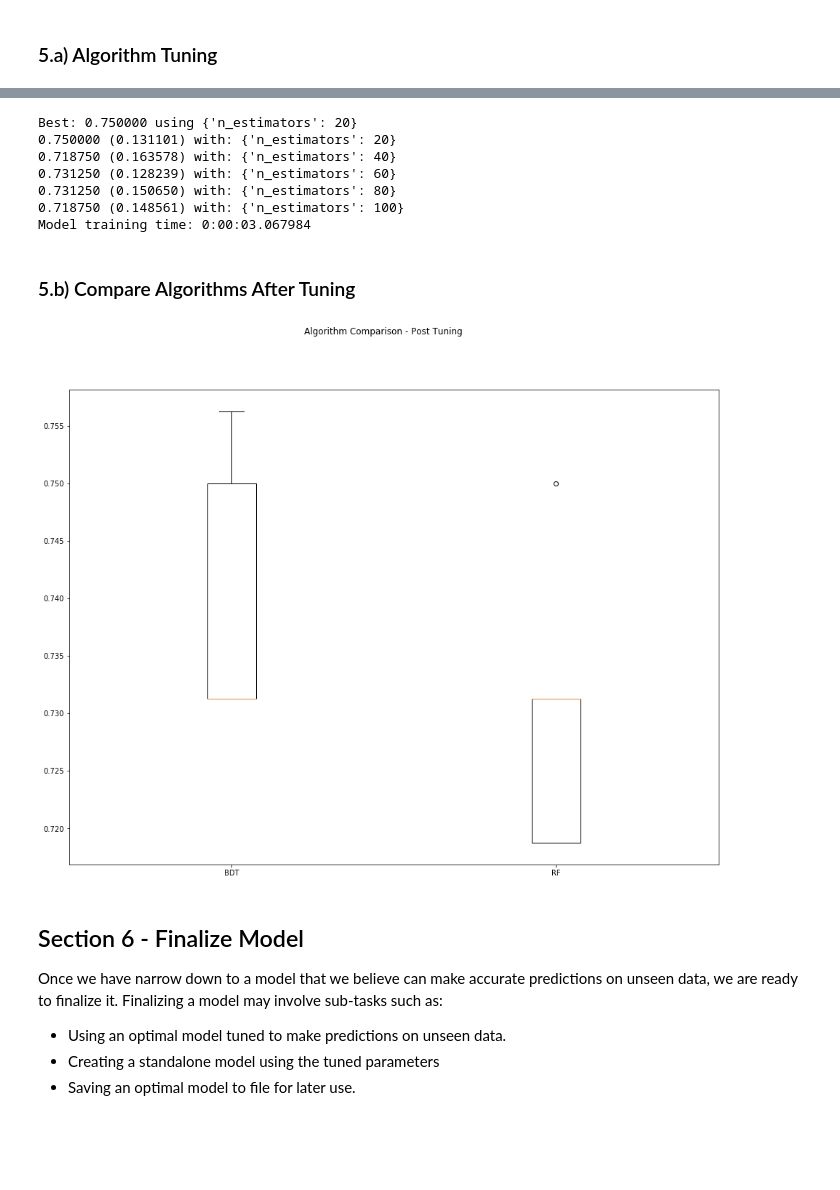
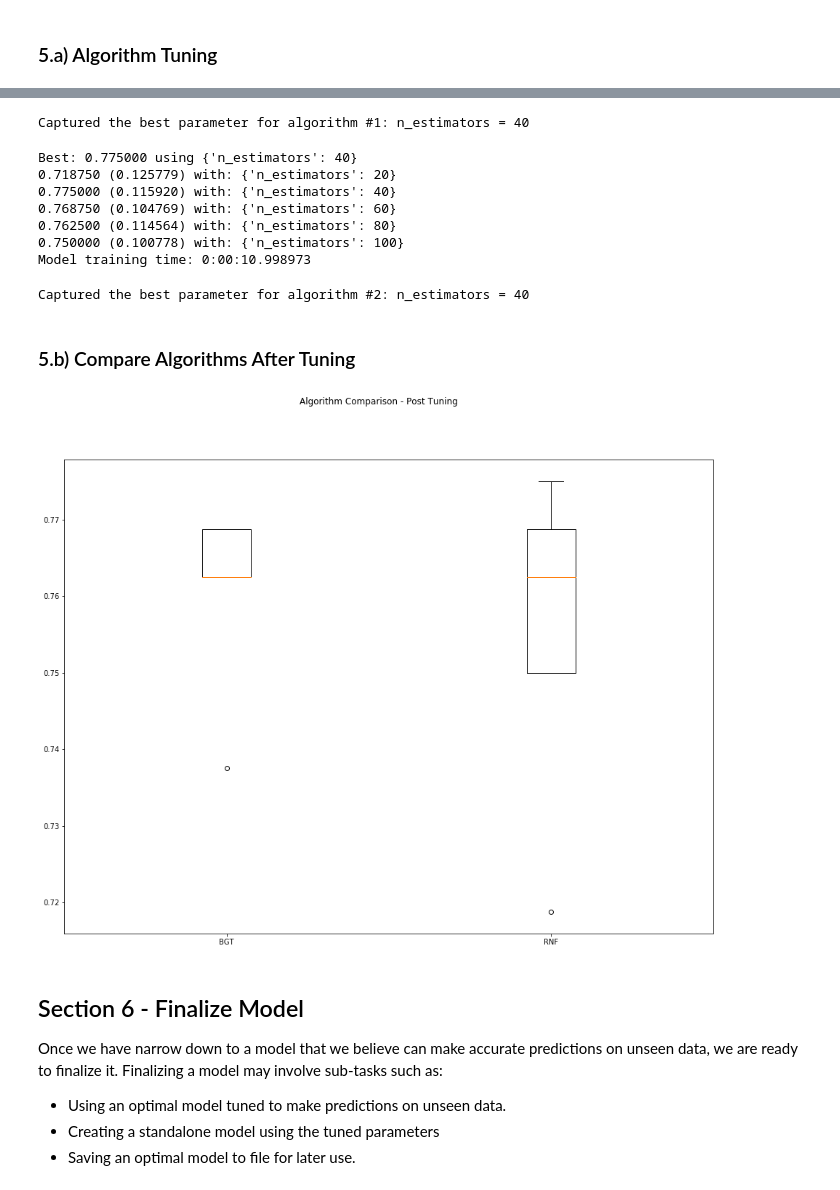
Before and after one commit to daines-analytics/tabular-data-projects, a Jupyter notebook: _py-project-templates/py-classification-multi-class-example.ipynb, the cells around one changed output, grey strips where cells are left out. Cells and saved outputs as stored; diff of their text form; code cells hidden in the pictures; blank space fills up the shorter version.

```diff
--- a/_py-project-templates/py-classification-multi-class-example.ipynb
+++ b/_py-project-templates/py-classification-multi-class-example.ipynb
@@ -644,9 +672,9 @@ X_test_df.shape: (54, 9) y_test_df.shape: (54,)
 # %%
 # Finalize the training and testing datasets for the modeling activities
-X_train = X_train_df.values
-y_train = y_train_df.values
-X_test = X_test_df.values
-y_test = y_test_df.values
+X_train = X_train_df.to_numpy()
+y_train = y_train_df.to_numpy()
+X_test = X_test_df.to_numpy()
+y_test = y_test_df.to_numpy()
 print("X_train.shape: {} y_train.shape: {}".format(X_train.shape, y_train.shape))
 print("X_test.shape: {} y_test.shape: {}".format(X_test.shape, y_test.shape))
 # %% [output]
@@ -739,21 +768,23 @@ After we achieve a short list of machine learning algorithms with good level of
 ### 5.a) Algorithm Tuning
 # %%
 # Set up the comparison array
-results = []
-names = []
+tune_results = []
+tune_names = []
 # %%
 # Tuning algorithm #1 - Bagged Decision Trees
+startTimeModule = datetime.now()
 if (notifyStatus): email_notify("Algorithm #1 tuning has begun! "+datetime.now().strftime('%a %B %d, %Y %I:%M:%S %p'))
-startTimeModule = datetime.now()
+
+tune_model1 = BaggingClassifier(random_state=seedNum, n_jobs=n_jobs)
+tune_names.append('BGT')
 paramGrid1 = dict(n_estimators=np.array([10,20,30,40,50]))
-model1 = BaggingClassifier(random_state=seedNum, n_jobs=cpu_num)
-kfold = KFold(n_splits=num_folds, random_state=seedNum)
-grid1 = GridSearchCV(estimator=model1, param_grid=paramGrid1, scoring=scoring, cv=kfold)
+
+kfold = KFold(n_splits=n_folds, random_state=seedNum)
+grid1 = GridSearchCV(estimator=tune_model1, param_grid=paramGrid1, scoring=scoring, cv=kfold)
 grid_result1 = grid1.fit(X_train, y_train)
 
 print("Best: %f using %s" % (grid_result1.best_score_, grid_result1.best_params_))
-results.append(grid_result1.cv_results_['mean_test_score'])
-names.append('BDT')
+tune_results.append(grid_result1.cv_results_['mean_test_score'])
 means = grid_result1.cv_results_['mean_test_score']
 stds = grid_result1.cv_results_['std_test_score']
 params = grid_result1.cv_results_['params']
@@ -772,16 +803,25 @@ Model training time: 0:00:01.801008
+# %%
+for key, value in grid_result1.best_params_.items():
+    best_paramKey1 = key
+    best_paramValue1 = value
+print("Captured the best parameter for algorithm #1:", best_paramKey1, '=', best_paramValue1)
+# %% [output]
+Captured the best parameter for algorithm #1: n_estimators = 40
 # %%
 # Tuning algorithm #2 - Random Forest
+startTimeModule = datetime.now()
 if (notifyStatus): email_notify("Algorithm #2 tuning has begun! "+datetime.now().strftime('%a %B %d, %Y %I:%M:%S %p'))
-startTimeModule = datetime.now()
+
+tune_model2 = RandomForestClassifier(random_state=seedNum, n_jobs=n_jobs)
+tune_names.append('RNF')
 paramGrid2 = dict(n_estimators=np.array([20,40,60,80,100]))
-model2 = RandomForestClassifier(random_state=seedNum, n_jobs=cpu_num)
-kfold = KFold(n_splits=num_folds, random_state=seedNum)
-grid2 = GridSearchCV(estimator=model2, param_grid=paramGrid2, scoring=scoring, cv=kfold)
+
+kfold = KFold(n_splits=n_folds, random_state=seedNum)
+grid2 = GridSearchCV(estimator=tune_model2, param_grid=paramGrid2, scoring=scoring, cv=kfold)
 grid_result2 = grid2.fit(X_train, y_train)
 
 print("Best: %f using %s" % (grid_result2.best_score_, grid_result2.best_params_))
-results.append(grid_result2.cv_results_['mean_test_score'])
-names.append('RF')
+tune_results.append(grid_result2.cv_results_['mean_test_score'])
 means = grid_result2.cv_results_['mean_test_score']
 stds = grid_result2.cv_results_['std_test_score']
 params = grid_result2.cv_results_['params']
@@ -790,24 +830,31 @@ for mean, stdev, param in zip(means, stds, params):
 print ('Model training time:',(datetime.now() - startTimeModule))
 if (notifyStatus): email_notify("Algorithm #2 tuning completed! "+datetime.now().strftime('%a %B %d, %Y %I:%M:%S %p'))
 # %% [output]
-Best: 0.750000 using {'n_estimators': 20}
-0.750000 (0.131101) with: {'n_estimators': 20}
-0.718750 (0.163578) with: {'n_estimators': 40}
-0.731250 (0.128239) with: {'n_estimators': 60}
-0.731250 (0.150650) with: {'n_estimators': 80}
-0.718750 (0.148561) with: {'n_estimators': 100}
-Model training time: 0:00:03.067984
+Best: 0.775000 using {'n_estimators': 40}
+0.718750 (0.125779) with: {'n_estimators': 20}
+0.775000 (0.115920) with: {'n_estimators': 40}
+0.768750 (0.104769) with: {'n_estimators': 60}
+0.762500 (0.114564) with: {'n_estimators': 80}
+0.750000 (0.100778) with: {'n_estimators': 100}
+Model training time: 0:00:10.998973
+# %%
+for key, value in grid_result2.best_params_.items():
+    best_paramKey2 = key
+    best_paramValue2 = value
+print("Captured the best parameter for algorithm #2:", best_paramKey2, '=', best_paramValue2)
+# %% [output]
+Captured the best parameter for algorithm #2: n_estimators = 40
 # %% [markdown]
 ### 5.b) Compare Algorithms After Tuning
 # %%
 fig = plt.figure(figsize=(16,12))
 fig.suptitle('Algorithm Comparison - Post Tuning')
 ax = fig.add_subplot(111)
-plt.boxplot(results)
-ax.set_xticklabels(names)
+plt.boxplot(tune_results)
+ax.set_xticklabels(tune_names)
 plt.show()
 # %% [output]
-[figure, old version]
+[figure, new version]
 # %% [markdown]
 ## Section 6 - Finalize Model
 Once we have narrow down to a model that we believe can make accurate predictions on unseen data, we are ready to finalize it. Finalizing a model may involve sub-tasks such as:
```
Also changed, not shown: parts of 35 cells of this notebook, 5 other files.
